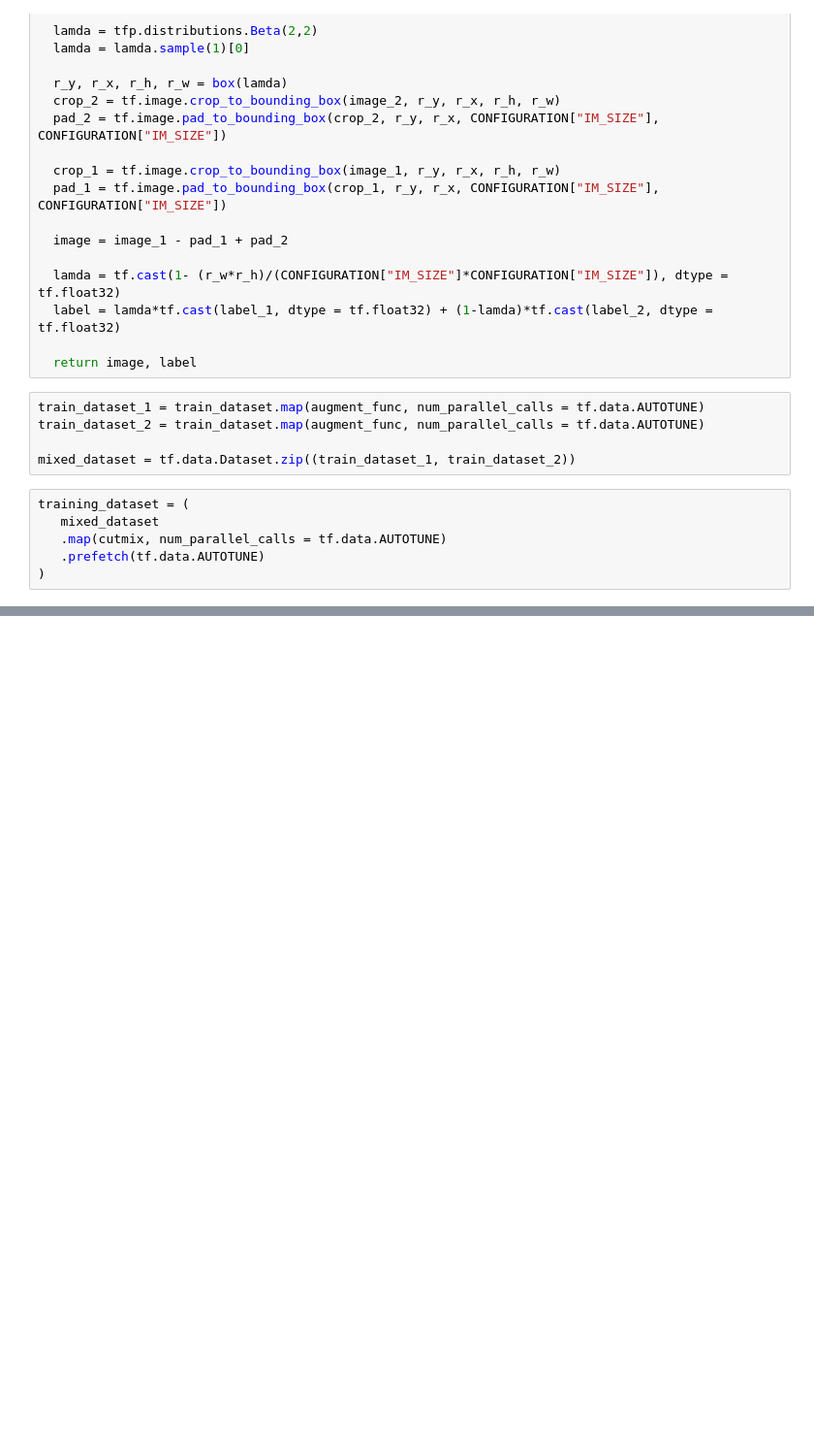
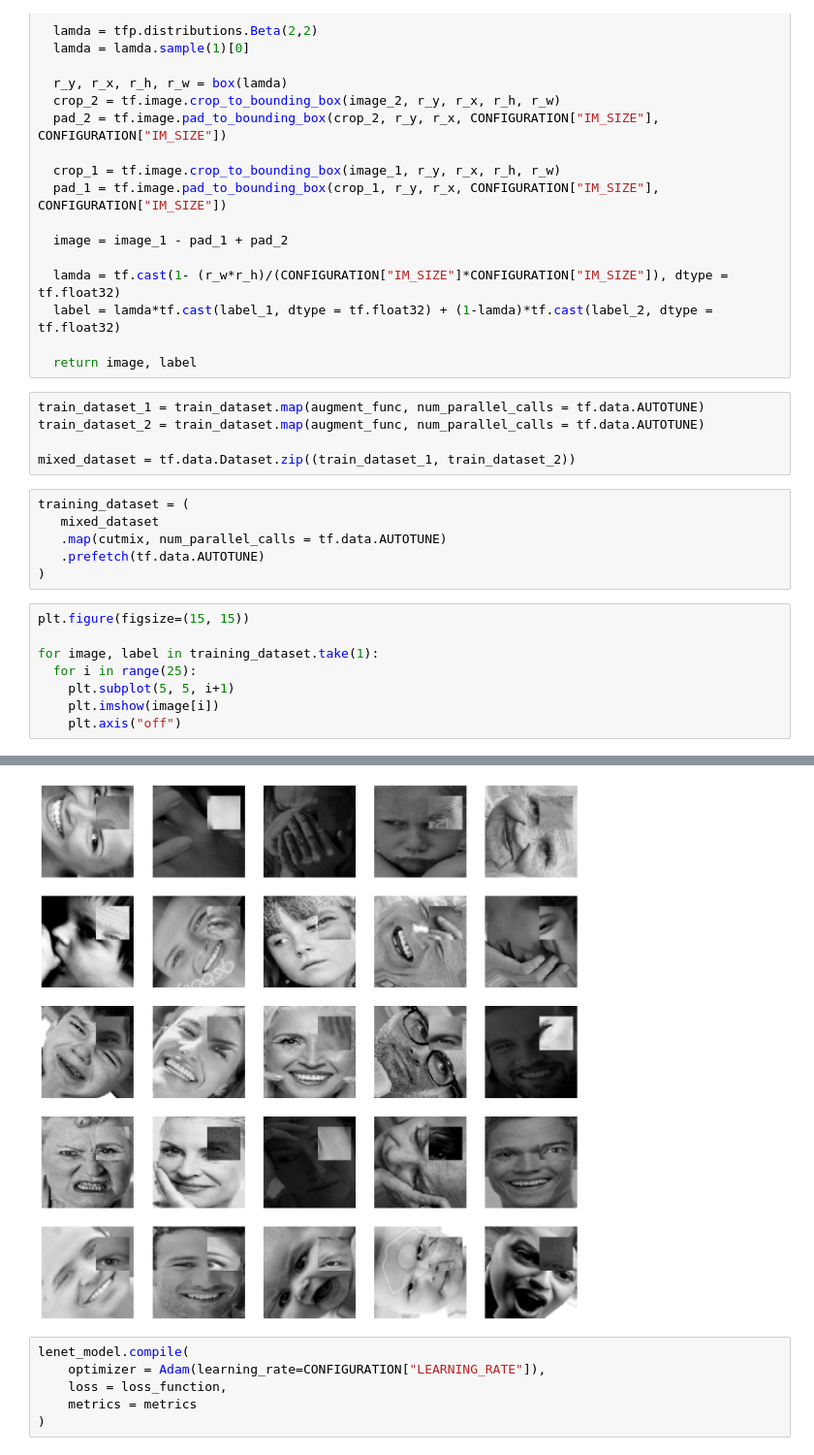
Before and after one commit to mirpouya/Human-Emotion-Detection-with-various-CNN-models, a Jupyter notebook: Human_Emotion_Detection_with_different_CNNs.ipynb, the cells around one changed output, grey strips where cells are left out. Shown at 97% size. Saved outputs shown, nothing was run; the diff lists cells and outputs as text; blank space fills up the shorter version.

```diff
--- a/Human_Emotion_Detection_with_different_CNNs.ipynb
+++ b/Human_Emotion_Detection_with_different_CNNs.ipynb
@@ -545,3 +537,12 @@ training_dataset = (
    .map(cutmix, num_parallel_calls = tf.data.AUTOTUNE)
    .prefetch(tf.data.AUTOTUNE)
 )
+# %%
+plt.figure(figsize=(15, 15))
+
+for image, label in training_dataset.take(1):
+  for i in range(25):
+    plt.subplot(5, 5, i+1)
+    plt.imshow(image[i])
+    plt.axis("off")
+# %% [output]
@@ -548,3 +555,10 @@ training_dataset = (
+[figure, added]
+# %%
+lenet_model.compile(
+    optimizer = Adam(learning_rate=CONFIGURATION["LEARNING_RATE"]),
+    loss = loss_function,
+    metrics = metrics
+)
 # %%
 history = lenet_model.fit(
     training_dataset,
```
Also changed, not shown: parts of 20 cells of this notebook.
